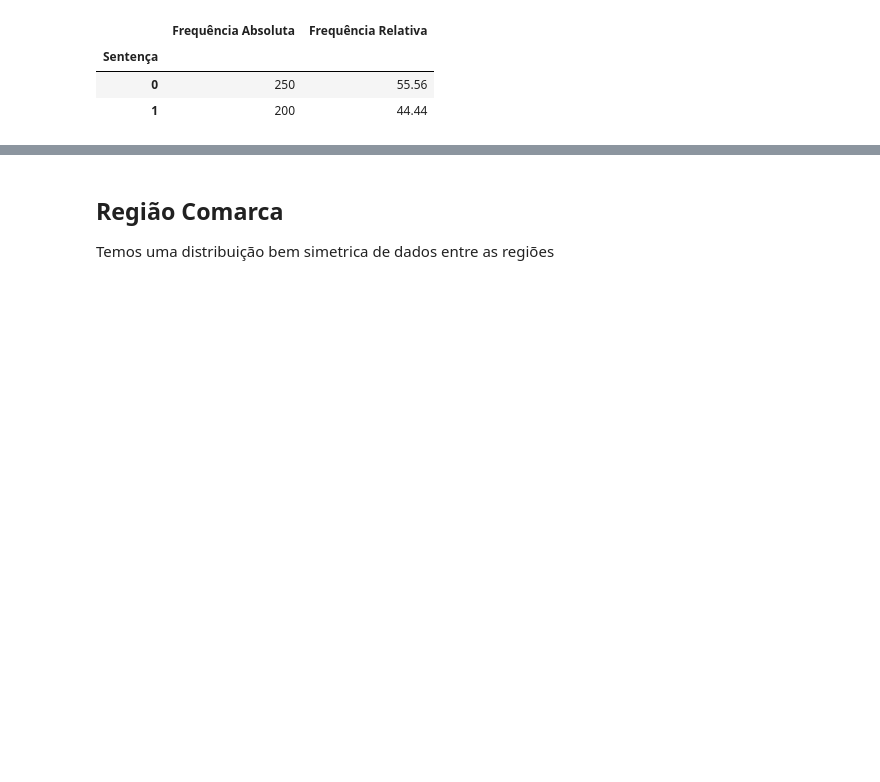
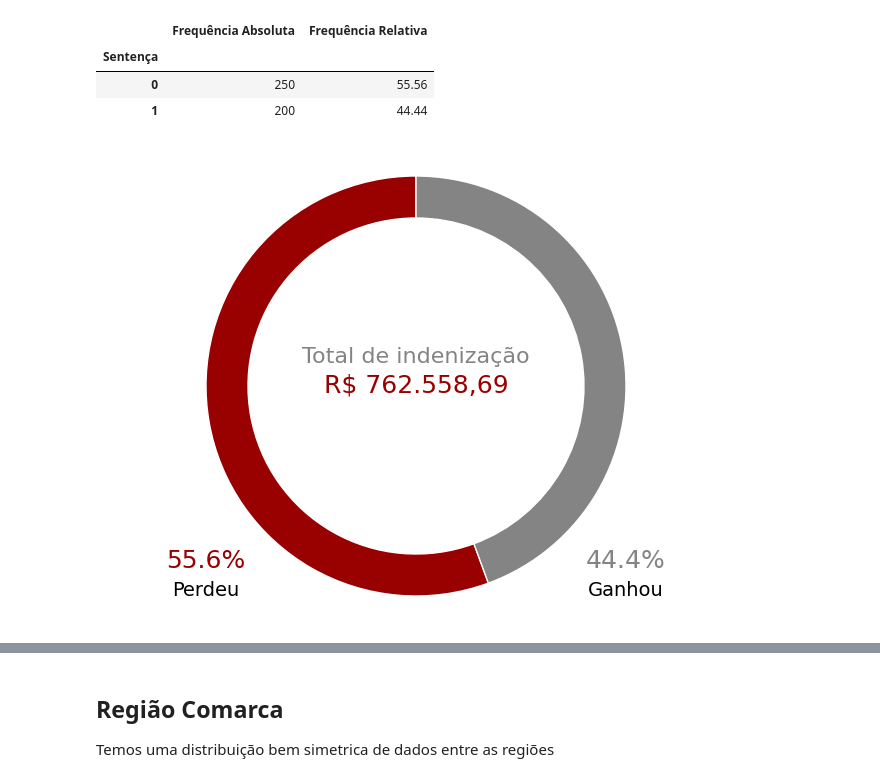
Before and after one commit to ben-hurs/custos-judiciais, a Jupyter notebook: nootebook.ipynb, the cells around one changed output, grey strips where cells are left out. Drawn from its saved outputs; the diff is of its cells as text; code cells hidden in the pictures; blank space fills up the shorter version.

```diff
--- a/nootebook.ipynb
+++ b/nootebook.ipynb
@@ -16,3 +18,23 @@ df.head()
 | 2 | 0 | 2019-07-02 | Sul | Estrategia A | 4.0 | 2247.437094 |
 | 3 | 1 | 2019-07-02 | Sul | Estrategia B | 2.6 | 0.000000 |
 | 4 | 1 | 2019-07-03 | Oeste | Estrategia B | 4.1 | 0.000000 |
+# %%
+# Tipos de processos
+tipos_de_processos = [
+    'Trabalhistas',
+    'Danos ao Consumidor',
+    'Quebra de Contrato',
+    'Danos Ambientais',
+    'Violação de Propriedade Intelectual',
+    'Responsabilidade Civil'
+]
+
+# Adicionando uma nova coluna com tipos de processos aleatórios
+np.random.seed(42)
+df['Tipo de Processo'] = np.random.choice(tipos_de_processos, size=len(df))
+
+df['Sentença Final'] = np.where(df['Sentença'] == 1, 'Ganhou', 'Perdeu')
+
+df.head()
+
+#df.to_csv('dados_juridicos_novo.csv', index=False)
@@ -47,3 +78,36 @@ sentenca_frequencia
 | Sentença |  |  |
 | 0 | 250 | 55.56 |
 | 1 | 200 | 44.44 |
+# %%
+# Configurando o locale para o Brasil
+locale.setlocale(locale.LC_ALL, 'pt_BR.UTF-8')
+
+
+
+# Contagem das ocorrências de cada valor único
+sentenca_counts = (df['Sentença Final'].value_counts(normalize=True) * 100).round(1)
+perdeu_count = sentenca_counts['Perdeu']
+ganhou_count = sentenca_counts['Ganhou']
+total_indenizacao = df['Valor Indenização'].sum()
+
+# Plotagem do gráfico de donut
+plt.figure(figsize=(8, 6))
+plt.pie(sentenca_counts, labels=None, autopct=None, startangle=90, colors=['#990000', '#848484'], wedgeprops=dict(width=0.2, edgecolor='w'))
+
+# Adiciona a porcentagem e texto para "Perdeu"
+plt.text(0, 0, f'Total de indenização\n', fontsize=16, color='#848484', ha='center')
+plt.text(0, -0.03, f'{locale.currency(total_indenizacao, grouping=True)}', fontsize=18, color='#990000', ha='center')
+plt.text(-1, -1, f'{perdeu_count}%\n', fontsize=18, color='#990000', ha='center')
+plt.text(-1, -1, f'Perdeu', fontsize=14, ha='center')
+plt.text(1, -1, f'{ganhou_count}%\n', fontsize=18, color='#848484', ha='center')
+plt.text(1, -1, f'Ganhou', fontsize=14, ha='center')
+
+#plt.title('Distribuição de Sentença Final')
+plt.axis('equal')  # Garante que o gráfico seja desenhado como um círculo.
+
+
+# Salvando o gráfico como uma imagem
+plt.savefig('grafico_distribuicao_sentenca_final.png', dpi=300)
+plt.show()
+# %% [output]
+[figure, added]
```
Also changed, not shown: parts of 11 cells of this notebook.
